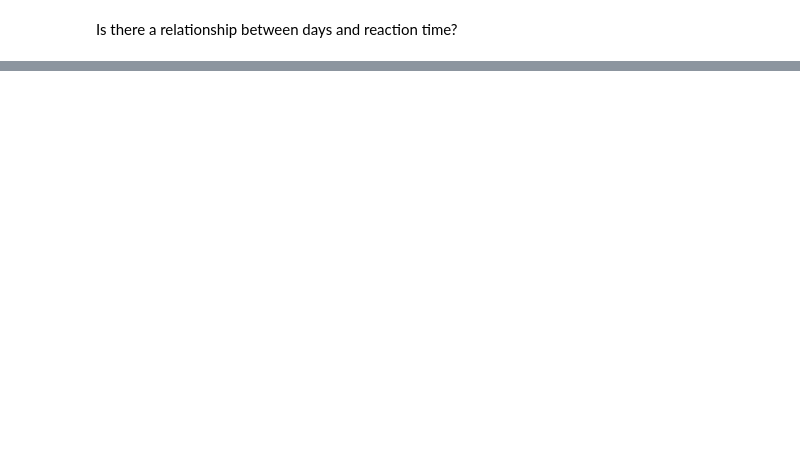
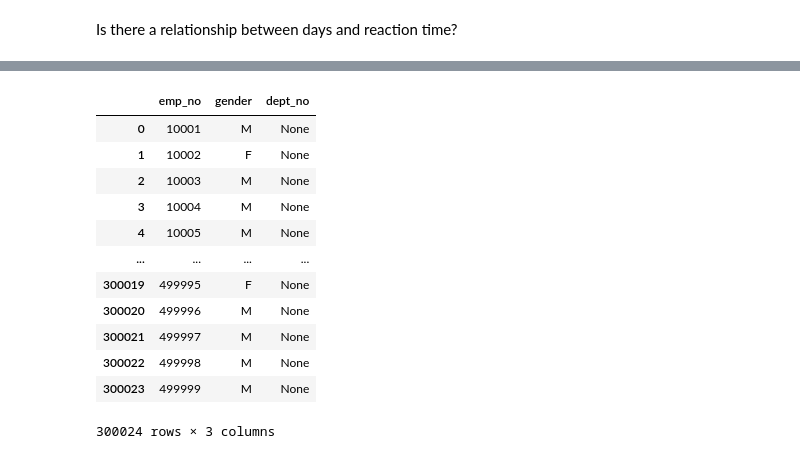
Before and after one commit to paigerackley/statistics-exercises, a Jupyter notebook: hypothesis_testing.ipynb, the cells around one changed output, grey strips where cells are left out. Drawn from its saved outputs; the diff is of its cells as text; code cells hidden in the pictures; blank space fills up the shorter version.

```diff
--- a/hypothesis_testing.ipynb
+++ b/hypothesis_testing.ipynb
@@ -525,0 +510,7 @@ Reject null
+# %%
+url = f'mysql+pymysql://{env.user}:{env.password}@{env.host}/employees'
+query = '''SELECT e.gender, d.dept_name
+FROM employees AS e
+JOIN dept_emp as deptemp ON deptemp.emp_no = e.emp_no
+AND to_date > CURDATE()
+JOIN departments AS d ON deptemp.dept_no = d.dept_no'''
@@ -525,0 +566,23 @@ Reject null
+# %%
+# 2nd question
+
+query = '''SELECT e.emp_no, e.gender, dm.dept_no
+FROM employees as e
+LEFT JOIN dept_manager AS dm ON e.emp_no = dm.emp_no'''
+# %%
+gender_manager = pd.read_sql(query, url)
+gender_manager
+# %% [output]
+|  | emp_no | gender | dept_no |
+| 0 | 10001 | M | None |
+| 1 | 10002 | F | None |
+| 2 | 10003 | M | None |
+| 3 | 10004 | M | None |
+| 4 | 10005 | M | None |
+| ... | ... | ... | ... |
+| 300019 | 499995 | F | None |
+| 300020 | 499996 | M | None |
+| 300021 | 499997 | M | None |
+| 300022 | 499998 | M | None |
+| 300023 | 499999 | M | None |
+300024 rows × 3 columns
```
Also changed, not shown: parts of 57 cells of this notebook.
